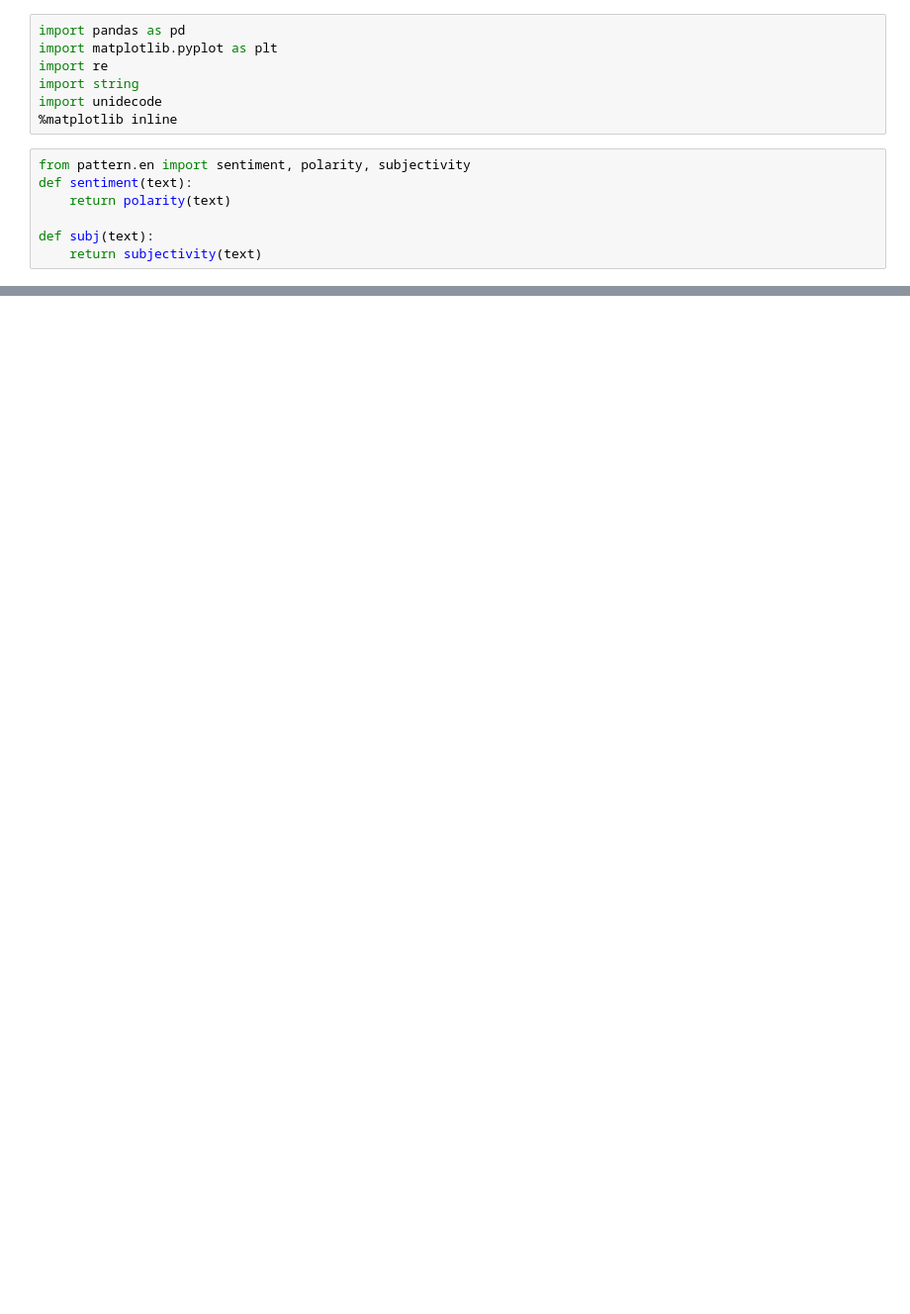
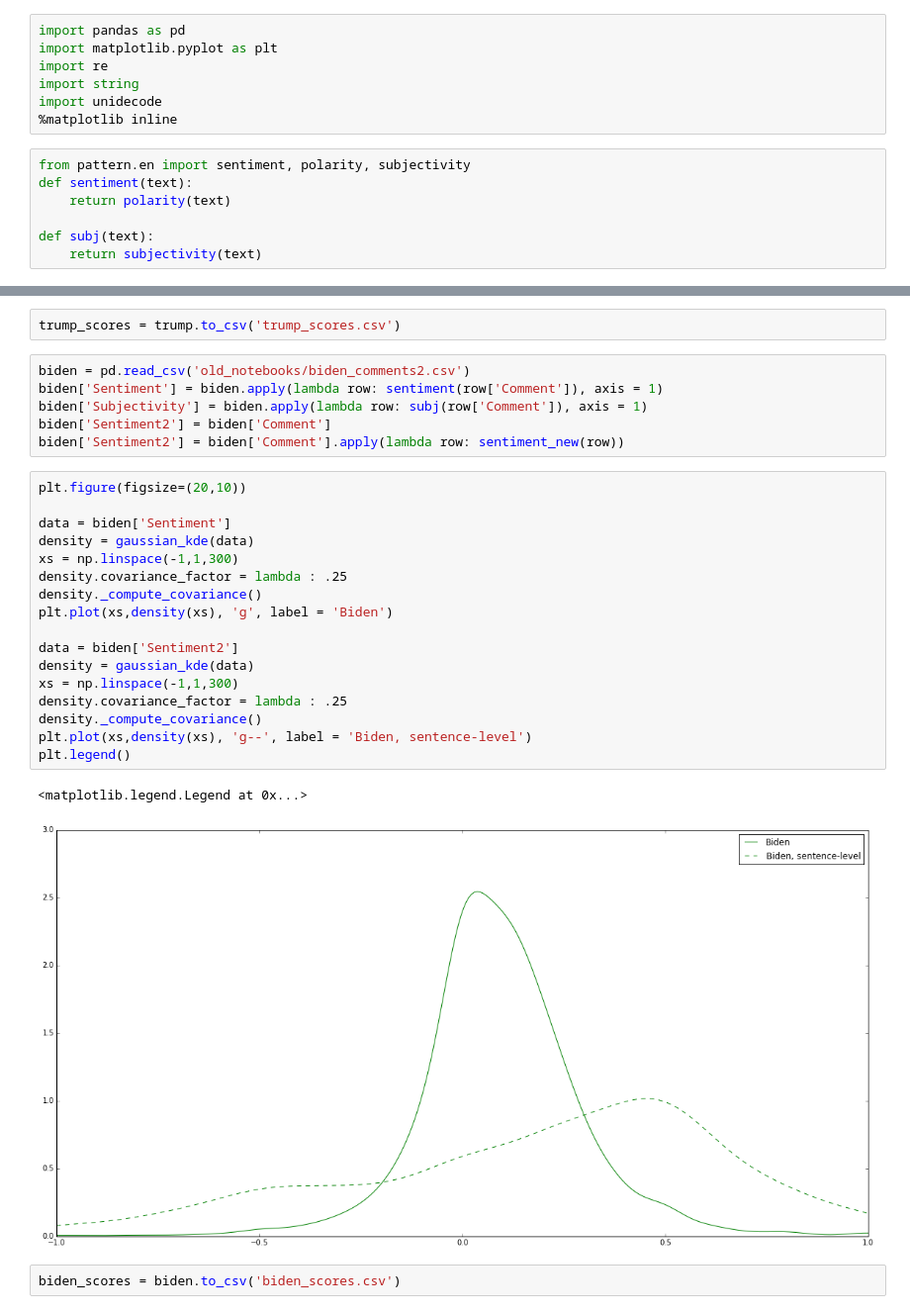
Before and after one commit to PeggyFan/NYT_project, a Jupyter notebook: Sentiment Score2.ipynb, the cells around one changed output, grey strips where cells are left out. Shown at 99% size. Cells and saved outputs as stored; diff of their text form; blank space fills up the shorter version.

```diff
--- a/Sentiment Score2.ipynb
+++ b/Sentiment Score2.ipynb
@@ -94,0 +134,30 @@ comment_score
+# %%
+trump_scores = trump.to_csv('trump_scores.csv')
+# %%
+biden = pd.read_csv('old_notebooks/biden_comments2.csv')
+biden['Sentiment'] = biden.apply(lambda row: sentiment(row['Comment']), axis = 1)
+biden['Subjectivity'] = biden.apply(lambda row: subj(row['Comment']), axis = 1)
+biden['Sentiment2'] = biden['Comment']
+biden['Sentiment2'] = biden['Comment'].apply(lambda row: sentiment_new(row))
+# %%
+plt.figure(figsize=(20,10))
+
+data = biden['Sentiment']
+density = gaussian_kde(data)
+xs = np.linspace(-1,1,300)
+density.covariance_factor = lambda : .25
+density._compute_covariance()
+plt.plot(xs,density(xs), 'g', label = 'Biden')
+
+data = biden['Sentiment2']
+density = gaussian_kde(data)
+xs = np.linspace(-1,1,300)
+density.covariance_factor = lambda : .25
+density._compute_covariance()
+plt.plot(xs,density(xs), 'g--', label = 'Biden, sentence-level')
+plt.legend()
+# %% [output]
+<matplotlib.legend.Legend at 0x...>
+[figure, added]
+# %%
+biden_scores = biden.to_csv('biden_scores.csv')
```
Also changed, not shown: parts of 17 cells of this notebook, 23 other files.
